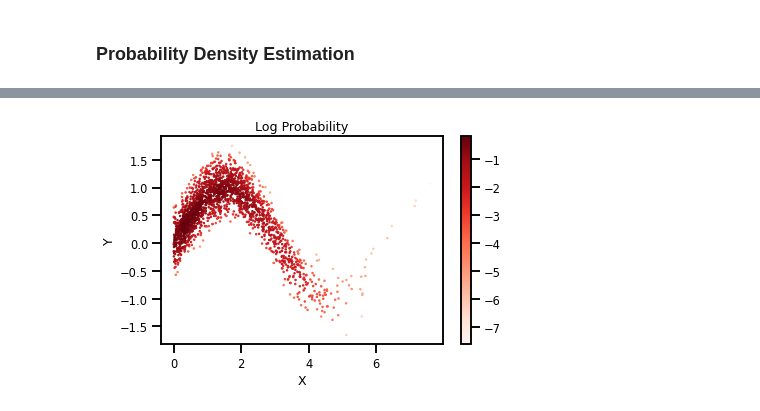
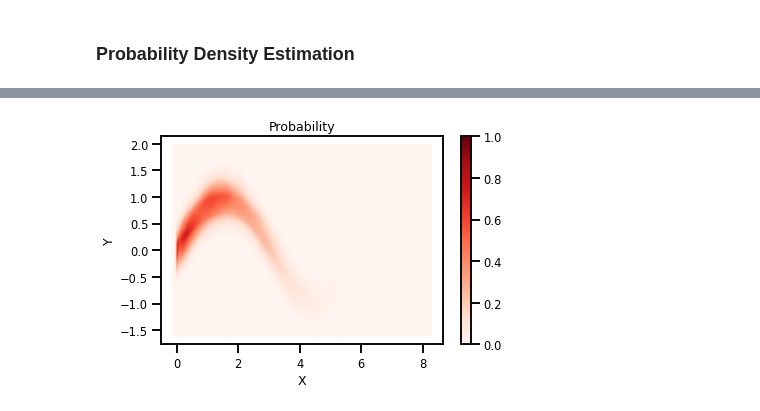
Before and after one commit to IPL-UV/rbig_jax, a Jupyter notebook: notebooks/parametric/1.0_Demo_GaussFlows.ipynb, the cells around one changed output, grey strips where cells are left out. Cells and saved outputs as stored; diff of their text form; code cells hidden in the pictures.

```diff
--- a/notebooks/parametric/1.0_Demo_GaussFlows.ipynb
+++ b/notebooks/parametric/1.0_Demo_GaussFlows.ipynb
@@ -60,12 +60,12 @@ sns.set_context(context="talk", font_scale=0.7)
 # %%wandb
 # get data
 
-n_samples = 2_000
+n_samples = 10_000
 n_features = 2
 
 
 data = get_classic(n_samples)
 
 # plot data
-plot_joint(data, "blue", "Original Data", kind='kde', logger=False)
+sns.jointplot(data[:, 0], data[:, 1], s=5, color='blue')
 # %% [output]
@@ -244,0 +263,11 @@ Wall time: 446 ms
+# %%
+ngrid = 1_000
+buffer = 0.1
+xline = np.linspace(data[:,0].min()-buffer, data[:,0].max()+buffer, ngrid)
+yline = np.linspace(data[:,1].min()-buffer, data[:,1].max()+buffer, ngrid)
+xgrid, ygrid = np.meshgrid(xline, yline)
+xyinput = np.concatenate([xgrid.reshape(-1, 1), ygrid.reshape(-1, 1)], axis=1)
+# %%
+%%time
+# log probability
+log_prob = gf_model.score_samples(np.array(xyinput))
@@ -245,15 +277,15 @@ Wall time: 446 ms
 # %%
 cmap = "Reds"
-probs = np.array(log_prob)
+probs = np.exp(log_prob)
 # probs = np.clip(probs, 0.0, 1.0)
-title = "Log Probability"
+title = "Probability"
 
 fig, ax = plt.subplots()
-h = ax.scatter(data[:, 0], data[:, 1], s=1, c=log_prob,  cmap=cmap)
+h = ax.scatter(xyinput[:, 0], xyinput[:, 1], s=1, c=probs,  cmap=cmap, vmin=0.0, vmax=1.0)
 plt.xlabel("X")
 plt.ylabel("Y")
 plt.colorbar(h)
 ax.set_title(title)
 plt.tight_layout()
 # %% [output]
-[figure, old version]
+[figure, new version]
```
Also changed, not shown: parts of 18 cells of this notebook, 5 other files.
